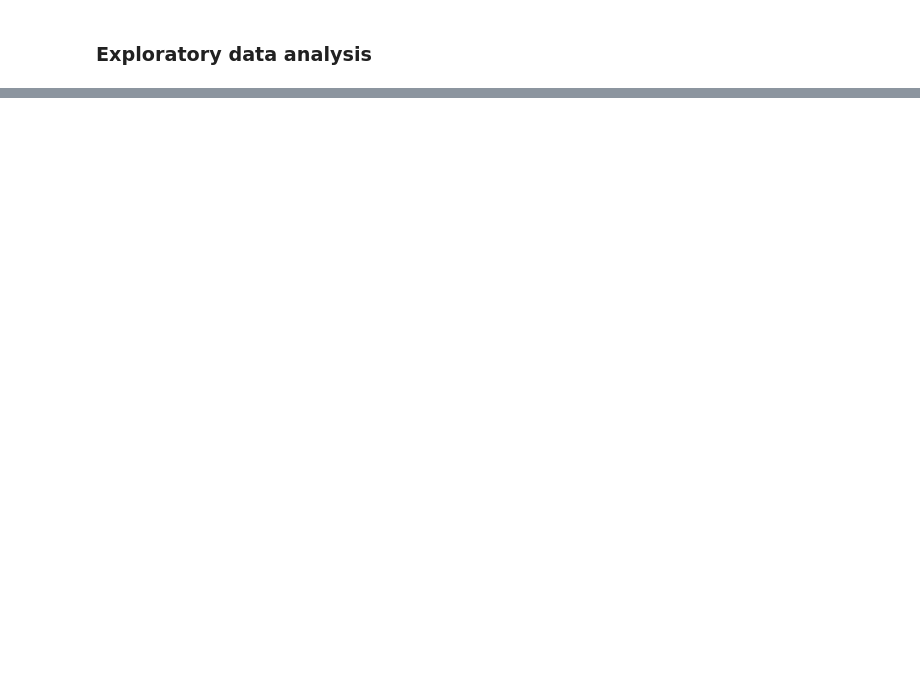
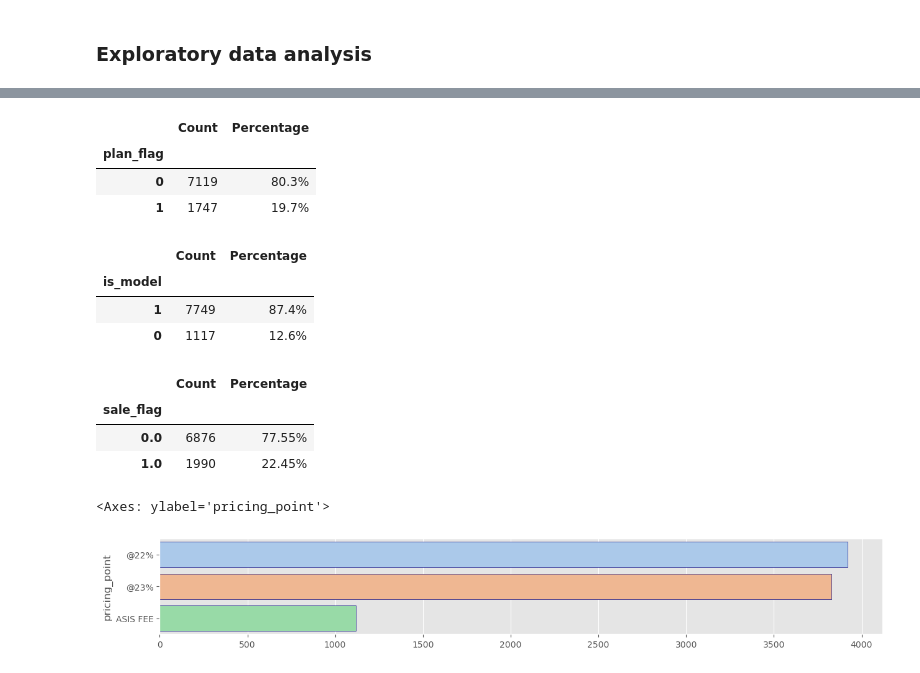
Before and after one commit to matin-zarei/DG-assessment, a Jupyter notebook: Main.ipynb, the cells around one changed output, grey strips where cells are left out. Cells and saved outputs as stored; diff of their text form; code cells hidden in the pictures; blank space fills up the shorter version.

```diff
--- a/Main.ipynb
+++ b/Main.ipynb
@@ -401,0 +467,44 @@ plt.show()
+# %%
+# Summary table for plan_flag
+counts = df['plan_flag'].value_counts()
+percentages = df['plan_flag'].value_counts(normalize=True)
+summary_table = pd.DataFrame({'Count': counts,'Percentage': percentages})
+summary_table['Percentage'] = (summary_table['Percentage'] * 100).round(2).astype(str) + '%'
+summary_table
+# %% [output]
+|  | Count | Percentage |
+| plan_flag |  |  |
+| 0 | 7119 | 80.3% |
+| 1 | 1747 | 19.7% |
+# %%
+# Summary table for is_model
+counts = df['is_model'].value_counts()
+percentages = df['is_model'].value_counts(normalize=True)
+summary_table = pd.DataFrame({'Count': counts,'Percentage': percentages})
+summary_table['Percentage'] = (summary_table['Percentage'] * 100).round(2).astype(str) + '%'
+summary_table
+# %% [output]
+|  | Count | Percentage |
+| is_model |  |  |
+| 1 | 7749 | 87.4% |
+| 0 | 1117 | 12.6% |
+# %%
+# Summary table for sale_flag
+counts = df['sale_flag'].value_counts()
+percentages = df['sale_flag'].value_counts(normalize=True)
+summary_table = pd.DataFrame({'Count': counts,'Percentage': percentages})
+summary_table['Percentage'] = (summary_table['Percentage'] * 100).round(2).astype(str) + '%'
+summary_table
+# %% [output]
+|  | Count | Percentage |
+| sale_flag |  |  |
+| 0.0 | 6876 | 77.55% |
+| 1.0 | 1990 | 22.45% |
+# %%
+# pricing_point columns visualization
+plt.figure(figsize=(15, 2))
+counts = df['pricing_point'].value_counts()
+sns.barplot(x=counts.values,y=counts.index,palette='pastel',edgecolor='navy',)
+# %% [output]
+<Axes: ylabel='pricing_point'>
+[figure, added]
```
Also changed, not shown: parts of 31 cells of this notebook.
